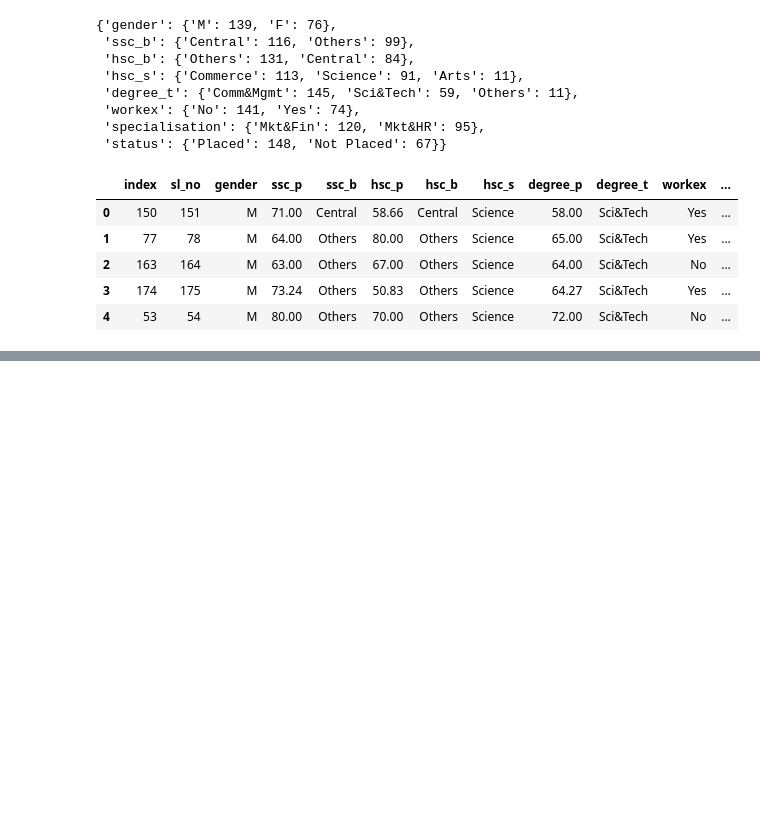
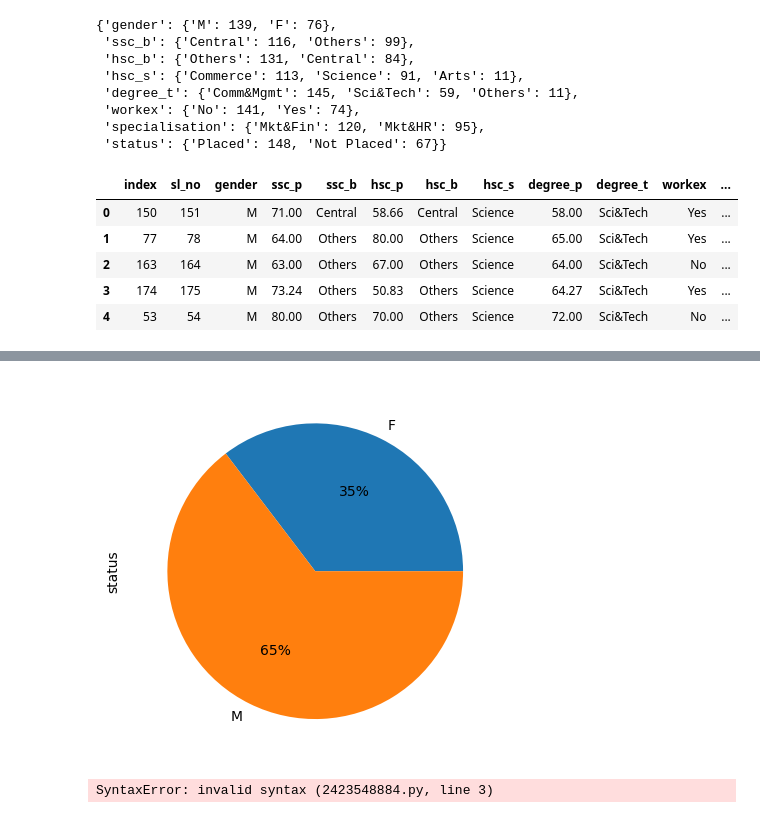
Before and after one commit to lawalsegun2025/campus_placement_predictor, a Jupyter notebook: job_placement_predictor.ipynb, the cells around one changed output, grey strips where cells are left out. Drawn from its saved outputs; the diff is of its cells as text; code cells hidden in the pictures; blank space fills up the shorter version.

```diff
--- a/job_placement_predictor.ipynb
+++ b/job_placement_predictor.ipynb
@@ -325,0 +338,12 @@ df[(df["degree_t"]=="Comm&Mgmt")&(df["salary"]>df["salary"].mean())].sort_values
+# %%
+# femal are placed 35% and male 65%
+
+df.groupby(["gender"])["status"].count().plot(kind="pie", autopct="%1.0f%%");
+# %% [output]
+[figure, added]
+# %%
+# maximum female salary ~ 650,000
+temp = df[df["gender"]=="F"]
+temp[temp["salary"]==max(temp["salary"])]style.backgraound_gradient(cmap="plasma")
+# %% [output]
+SyntaxError: invalid syntax (2423548884.py, line 3)
```
Also changed, not shown: parts of 2 cells of this notebook.
